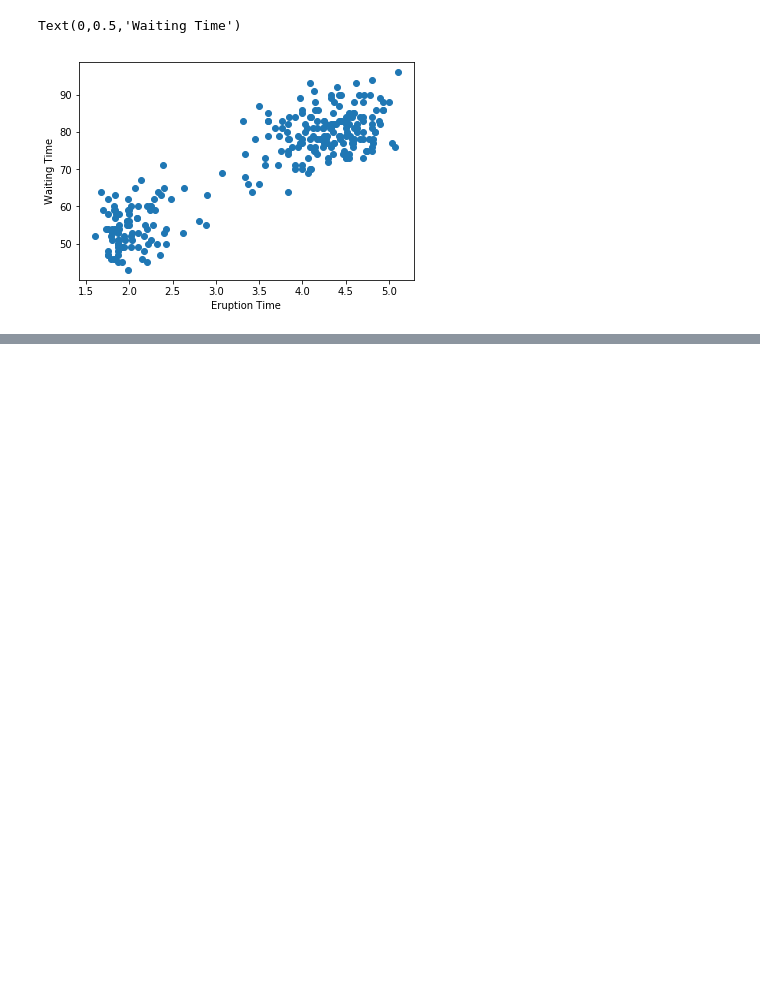
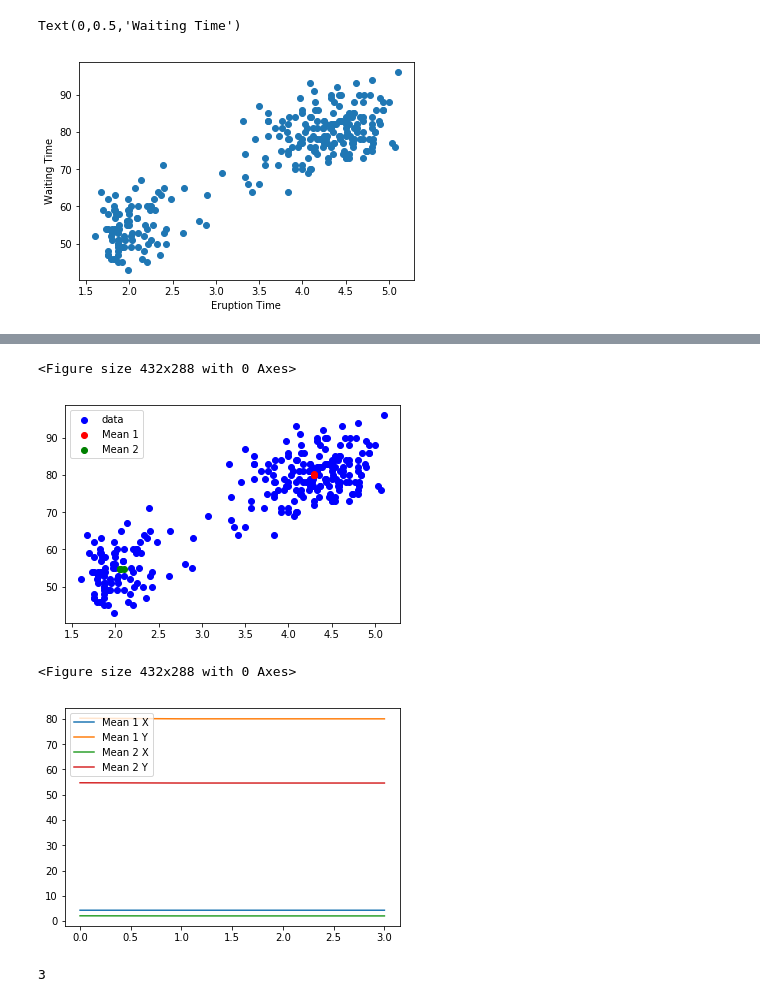
Before and after one commit to ryanfarr01/SentimentAnalysis_Clustering, a Jupyter notebook: Part3.ipynb, the cells around one changed output, grey strips where cells are left out. Drawn from its saved outputs; the diff is of its cells as text; code cells hidden in the pictures; blank space fills up the shorter version.

Commit message:
Part 3 is maybe done?

```diff
--- a/Part3.ipynb
+++ b/Part3.ipynb
@@ -180,0 +226,11 @@ print(iterations)
+# %%
+"""
+Part 3.D
+"""
+generate_GMM(True, False)
+# %% [output]
+<Figure size 432x288 with 0 Axes>
+[figure, added]
+<Figure size 432x288 with 0 Axes>
+[figure, added]
+3
```
Also changed, not shown: parts of 8 cells of this notebook.
